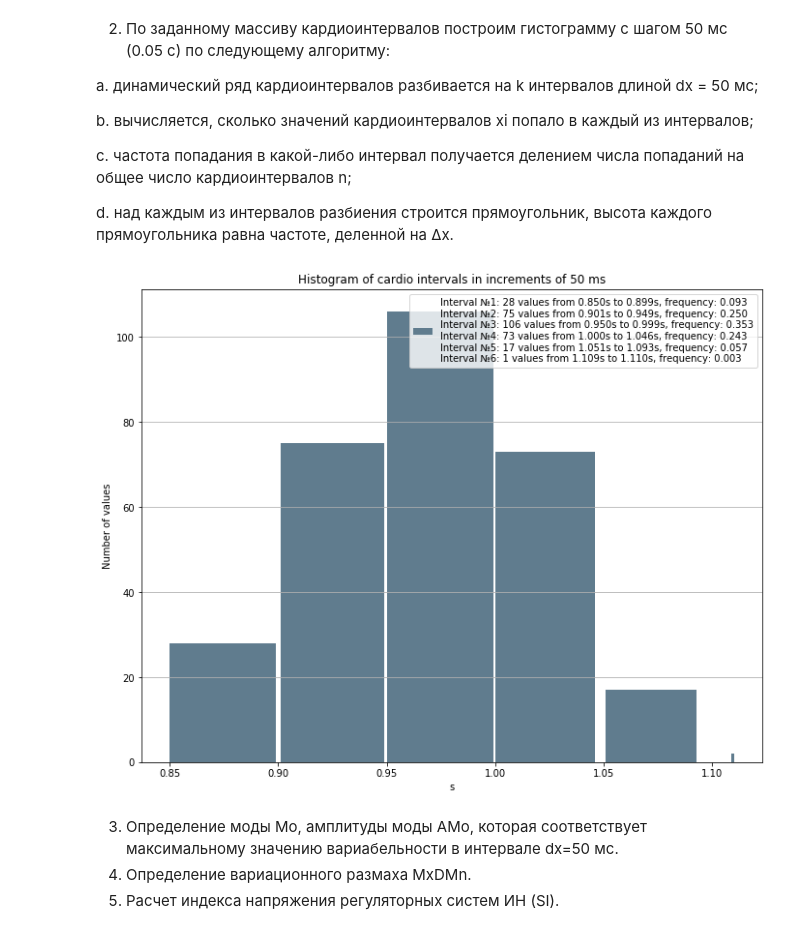
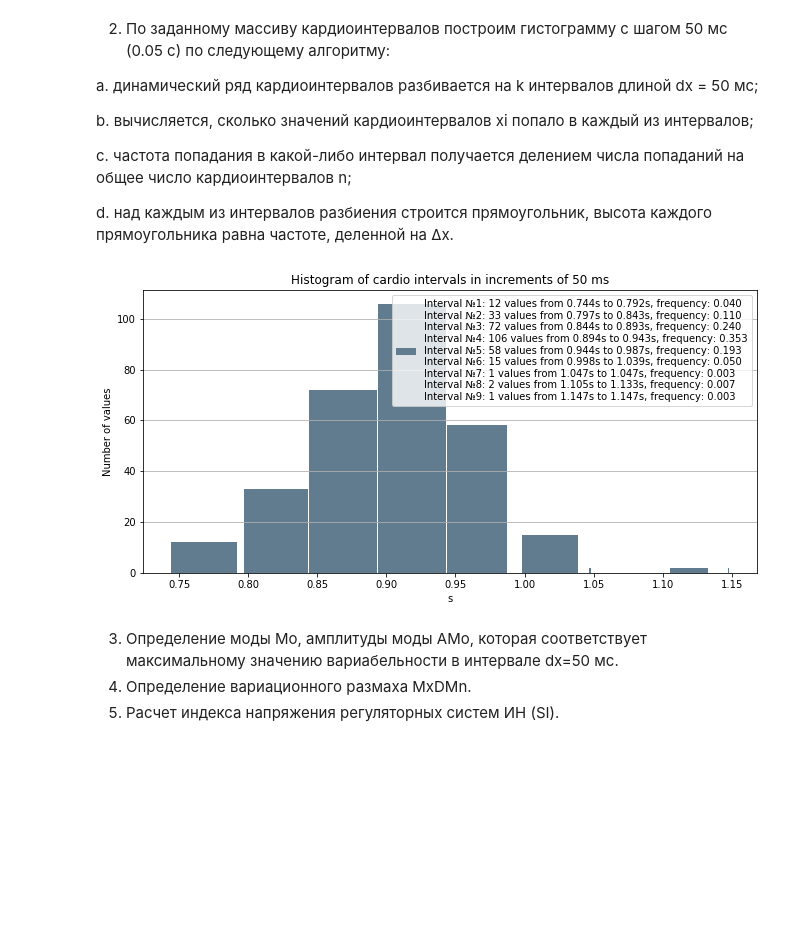
Before and after one commit to MiShep24/ITMO_CourseML, a Jupyter notebook: not_openedu/Lab_3.ipynb, the cells around one changed output. Drawn from its saved outputs; the diff is of its cells as text; code cells hidden in the pictures; blank space fills up the shorter version.

Commit message:
Array of cardio intervals changed

```diff
--- a/not_openedu/Lab_3.ipynb
+++ b/not_openedu/Lab_3.ipynb
@@ -12,6 +15,7 @@ import matplotlib
 # %% [markdown]
 Получаем данные с кардиоинтервалами, которые необходимо будет исследовать
 # %%
-df = pd.read_csv("2_f_1.csv", delimiter=',')
+df = pd.read_csv("3_f_1.csv", delimiter=',')
+print([int(i) for i in df['arr']])
 df
 # %% [output]
@@ -54,7 +59,7 @@ commutes = [int(i) for i in df['arr']]
 commutes = sorted(commutes)
 commutes1 = []
 commutes2 = []
-tmp = commutes[0] - (commutes[0] % 50) + 50
+tmp = commutes[0] + 50
 for i in commutes:
     if i < tmp:
         commutes2.append(i)
@@ -66,7 +71,9 @@ for i in commutes:
         commutes2.append(i)
 if len(commutes2) != 0:
     commutes1.append(commutes2)
-commutes1[5].append(1110)
+for i in range(len(commutes1)):
+    if len(commutes1[i]) == 1:
+        commutes1[i].append(commutes1[i][0] + 1)
 # %% [markdown]
 2.	По заданному массиву кардиоинтервалов построим гистограмму с шагом 50 мс (0.05 с) по следующему алгоритму:
 
@@ -78,30 +85,33 @@ c.	частота попадания в какой-либо интервал п
 
 d.	над каждым из интервалов разбиения строится прямоугольник, высота каждого прямоугольника равна частоте, деленной на Δx.
 # %%
-plt.subplots(figsize=(11.5, 9))
+plt.subplots(figsize=(11, 5.2))
 n, bins, bins_to, patches = [], [], [], []
 for i in commutes1:
     commutes2 = pd.Series([float(j / 1000) for j in i])
     n1, bins1, patches1 = plt.hist(commutes2, bins=1, color='#607c8e')
     #print(bins1)
-    if len(i) == 2:
+    if len(i) == 2 and i[1]-i[0] == 1:
         n.append(1)
     else:
         n.append(n1[0])
     bins.append(bins1[0])
     bins_to.append(bins1[1])
     patches.append(patches1)
 plt.title('Histogram of cardio intervals in increments of 50 ms')
 plt.xlabel('s')
 plt.ylabel('Number of values')
 plt.grid(axis='y')
 res = ""
 for i in range(len(commutes1)):
-    res += "Interval №{}: {:.0f} values from {:.3f}s to {:.3f}s, frequency: {:.3f}\n".format(i+1, n[i], bins[i], bins_to[i], n[i]/len(df['arr']))
+    if (len(commutes1[i]) == 2) and (commutes1[i][1]-commutes1[i][0] == 1):
+        res += "Interval №{}: {:.0f} values from {:.3f}s to {:.3f}s, frequency: {:.3f}\n".format(i+1, n[i], bins[i], bins[i], n[i]/len(df['arr']))
+    else:
+        res += "Interval №{}: {:.0f} values from {:.3f}s to {:.3f}s, frequency: {:.3f}\n".format(i+1, n[i], bins[i], bins_to[i], n[i]/len(df['arr']))
 plt.legend([res.strip()])
 plt.show()
 # %% [output]
-[figure, old version]
+[figure, new version]
 # %% [markdown]
 3. Определение моды Mo, амплитуды моды AMo, которая соответствует максимальному значению вариабельности в интервале dx=50 мс.
 4. Определение вариационного размаха MxDMn.
```
Also changed, not shown: parts of 10 cells of this notebook, 1 other file.
